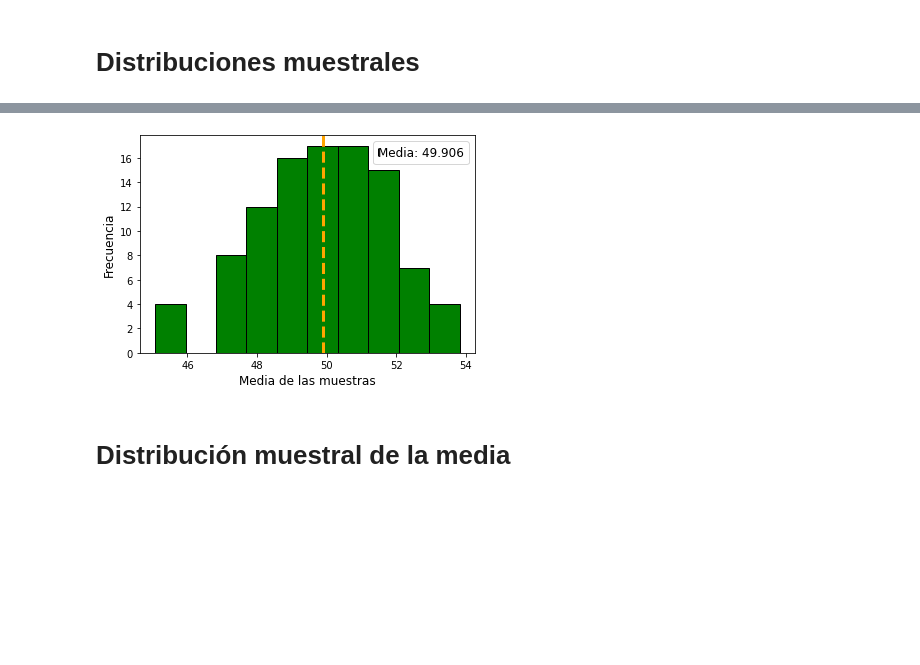
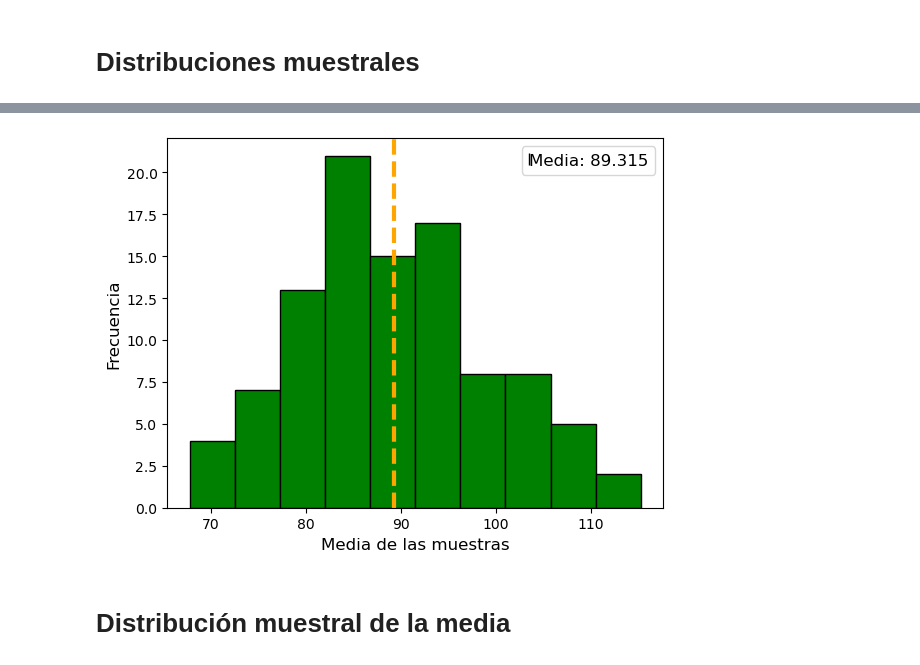
Before and after one commit to fleaman-udec/estadistica-probabilidades, a Jupyter notebook: EyP-08-DistribMuestralesTLC.ipynb, the cells around one changed output, grey strips where cells are left out. Cells and saved outputs as stored; diff of their text form; code cells hidden in the pictures; blank space fills up the shorter version.

```diff
--- a/EyP-08-DistribMuestralesTLC.ipynb
+++ b/EyP-08-DistribMuestralesTLC.ipynb
@@ -101,7 +88,7 @@ import numpy as np
 import matplotlib.pyplot as plt
 np.random.seed(8)
 N = 10000 #tamano de la poblacion
-population = np.random.random_sample(N)*100 #genera datos
+population = np.random.random_sample(N)*180 #genera datos
 #population = np.random.normal(0.5, 0.1, N)*100 #genera datos
 plt.hist(population, edgecolor='black', label='Media: {:.3f}'.format(population.mean()))
 plt.xlabel('Datos Población', fontsize=12), plt.ylabel('Frecuencia', fontsize=12)
@@ -113,15 +100,15 @@ plt.show()
 # %%
-n = 200#tamano de muestra
+n = 30 #tamano de muestra
 s = 100 #cantidad de muestras
 
 means = np.array([np.mean(population[np.random.randint(low=0, high=N, size=n)]) for i in range(s)])
 plt.hist(means, edgecolor='black', color='green', label='Media: {:.3f}'.format(means.mean()))
 plt.xlabel('Media de las muestras', fontsize=12), plt.ylabel('Frecuencia', fontsize=12)
 plt.axvline(means.mean(), color='orange', linestyle='dashed', linewidth=3)
 plt.legend(handlelength=0, handletextpad=0, fontsize=12)
 plt.show()
 # %% [output]
-[figure, old version]
+[figure, new version]
 # %% [markdown]
 # Distribución muestral de la media
 # %% [markdown]
```
Also changed, not shown: parts of 9 cells of this notebook, 3 other files.
